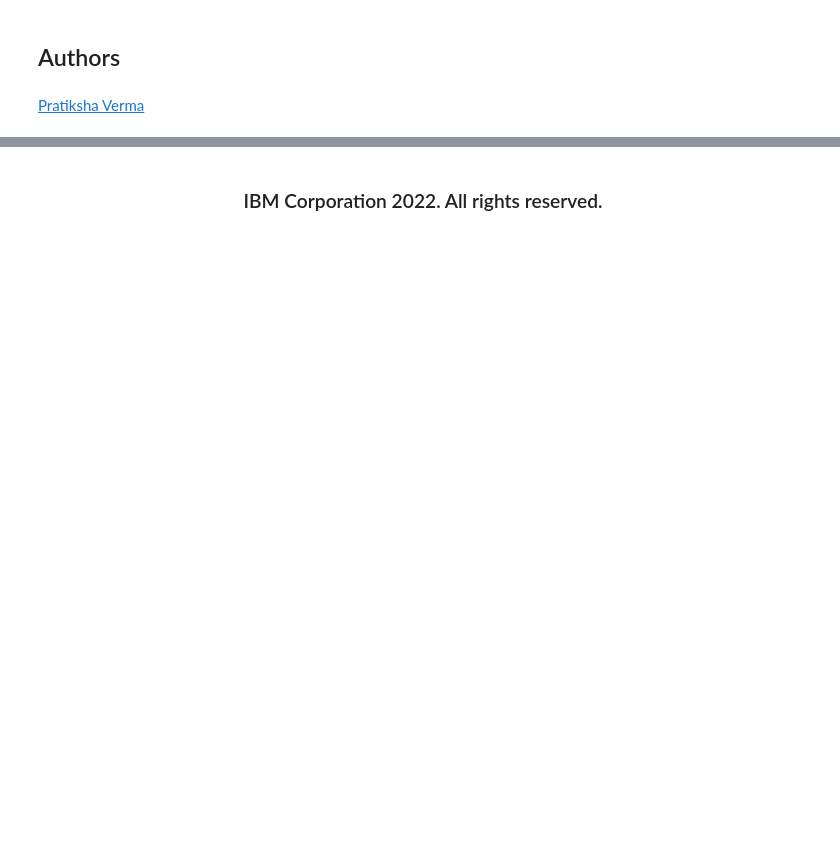
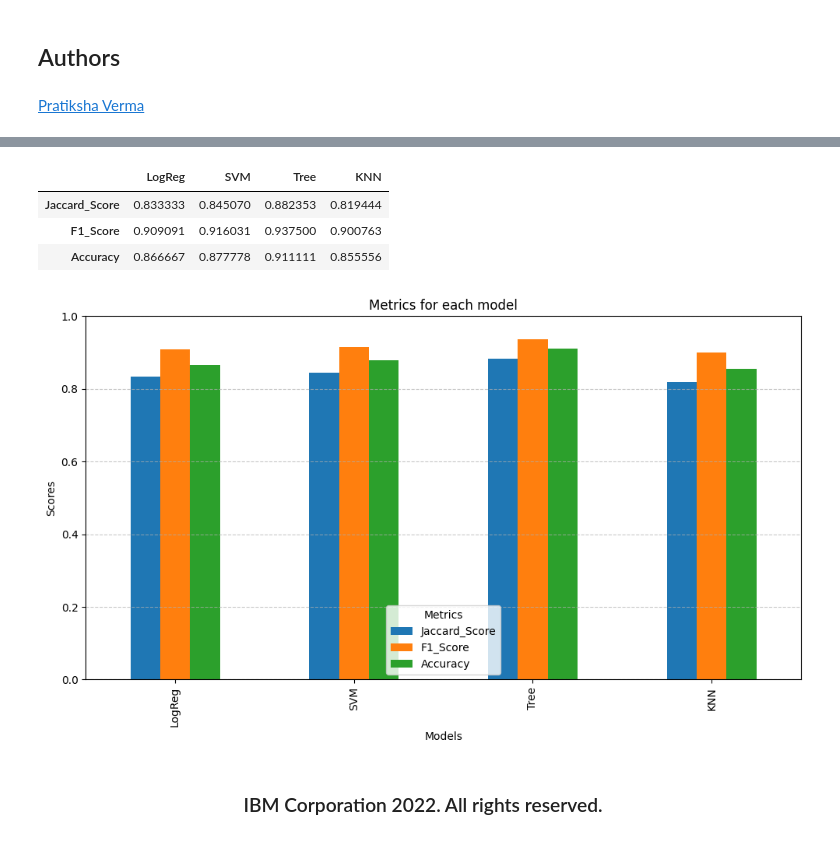
Before and after one commit to CarlosAndresErazoGarzon/IBM_Data_Science_Professional_Certificate, a Jupyter notebook: Applied_Data_Science_Capstone/Module_4/SpaceX-Machine-Learning-Prediction-Part-5-v1.ipynb, the cells around one changed output, grey strips where cells are left out. Cells and saved outputs as stored; diff of their text form; code cells hidden in the pictures; blank space fills up the shorter version.

```diff
--- a/Applied_Data_Science_Capstone/Module_4/SpaceX-Machine-Learning-Prediction-Part-5-v1.ipynb
+++ b/Applied_Data_Science_Capstone/Module_4/SpaceX-Machine-Learning-Prediction-Part-5-v1.ipynb
@@ -355,3 +370,6 @@ knn_accu = knn_cv.score(X_test, Y_test)
 knn_accu
 # %% [output]
 0.8333333333333334
+# %%
+knn_accu_total = knn_cv.score(X, Y)
+knn_accu_total
@@ -400,5 +431,52 @@ scores
 <!--| Date (YYYY-MM-DD) | Version | Changed By      | Change Description      |
 | ----------------- | ------- | -------------   | ----------------------- |
 | 2022-11-09        | 1.0     | Pratiksha Verma | Converted initial version to Jupyterlite|--!>
+# %%
+from sklearn.metrics import jaccard_score, f1_score
+
+logreg_yhat_total = logreg_cv.predict(X)
+svm_yhat_total = svm_cv.predict(X)
+tree_yhat_total = tree_cv.predict(X)
+knn_yhat_total = knn_cv.predict(X)
+
+jaccard_scores_total = [
+                  jaccard_score(Y, logreg_yhat_total, average='binary'),
+                  jaccard_score(Y, svm_yhat_total, average='binary'),
+                  jaccard_score(Y, tree_yhat_total, average='binary'),
+                  jaccard_score(Y, knn_yhat_total, average='binary'),
+                 ]
+
+f1_scores_total = [
+             f1_score(Y, logreg_yhat_total, average='binary'),
+             f1_score(Y, svm_yhat_total, average='binary'),
+             f1_score(Y, tree_yhat_total, average='binary'),
+             f1_score(Y, knn_yhat_total, average='binary'),
+            ]
+
+accuracy_total = [logreg_accu_total, svm_accu_total, tree_accu_total, knn_accu_total]
+
+scores_total = pd.DataFrame(np.array([jaccard_scores_total, f1_scores_total, accuracy_total]), index=['Jaccard_Score', 'F1_Score', 'Accuracy'] , columns=['LogReg', 'SVM', 'Tree', 'KNN'])
+scores_total
+# %% [output]
+|  | LogReg | SVM | Tree | KNN |
+| Jaccard_Score | 0.833333 | 0.845070 | 0.882353 | 0.819444 |
+| F1_Score | 0.909091 | 0.916031 | 0.937500 | 0.900763 |
+| Accuracy | 0.866667 | 0.877778 | 0.911111 | 0.855556 |
+# %%
+df_transposed = scores_total.T
+
+ax = df_transposed.plot(kind='bar', figsize=(10, 6))
+
+plt.title('Metrics for each model')
+plt.xlabel('Models')
+plt.ylabel('Scores')
+plt.ylim(0, 1)
+plt.legend(title="Metrics")
+plt.grid(axis='y', linestyle='--', alpha=0.7)
+
+plt.tight_layout()
+plt.show()
+# %% [output]
+[figure, added]
 # %% [markdown]
 ### <h3 align="center"> IBM Corporation 2022. All rights reserved. <h3/>
```
Also changed, not shown: parts of 10 cells of this notebook.
